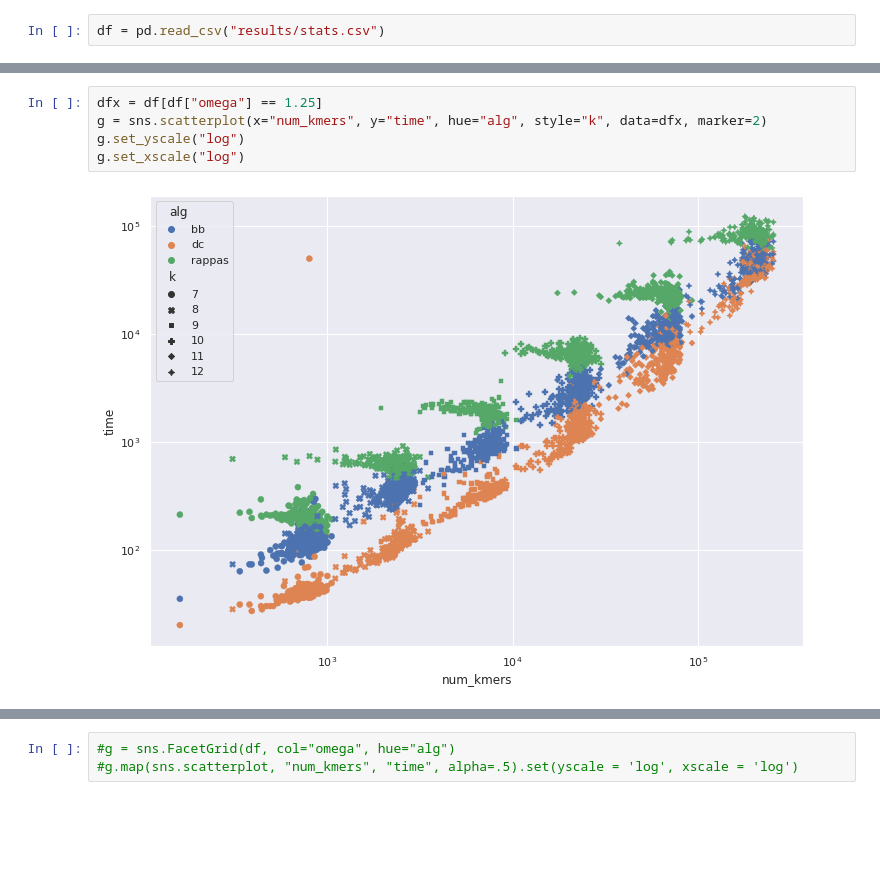
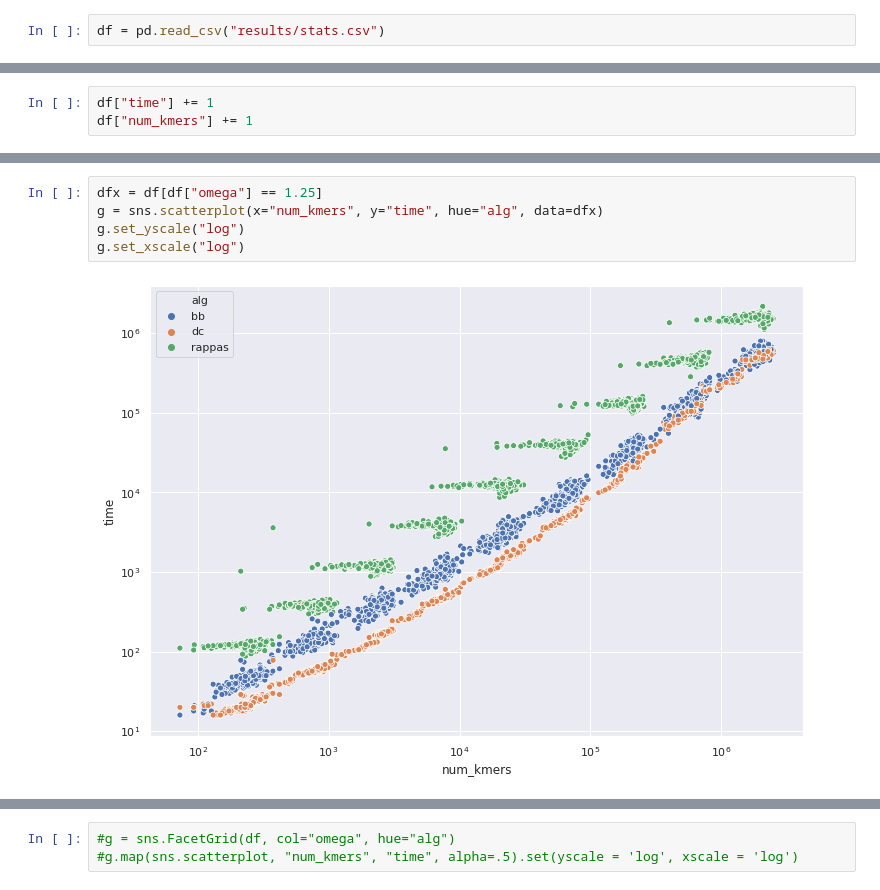
Before and after one commit to nromashchenko/pk-algs, a Jupyter notebook: alg_plots.ipynb, the cells around one changed output, grey strips where cells are left out. Cells and saved outputs as stored; diff of their text form; blank space fills up the shorter version.

```diff
--- a/alg_plots.ipynb
+++ b/alg_plots.ipynb
@@ -23,0 +8,3 @@ df
+# %%
+df["time"] += 1
+df["num_kmers"] += 1
@@ -39,7 +35,7 @@ g.set_xscale("log")
 # %%
 dfx = df[df["omega"] == 1.25]
-g = sns.scatterplot(x="num_kmers", y="time", hue="alg", style="k", data=dfx, marker=2)
+g = sns.scatterplot(x="num_kmers", y="time", hue="alg", data=dfx)
 g.set_yscale("log")
 g.set_xscale("log")
 # %% [output]
-[figure, old version]
+[figure, new version]
```
Also changed, not shown: parts of 11 cells of this notebook, 7 other files.
